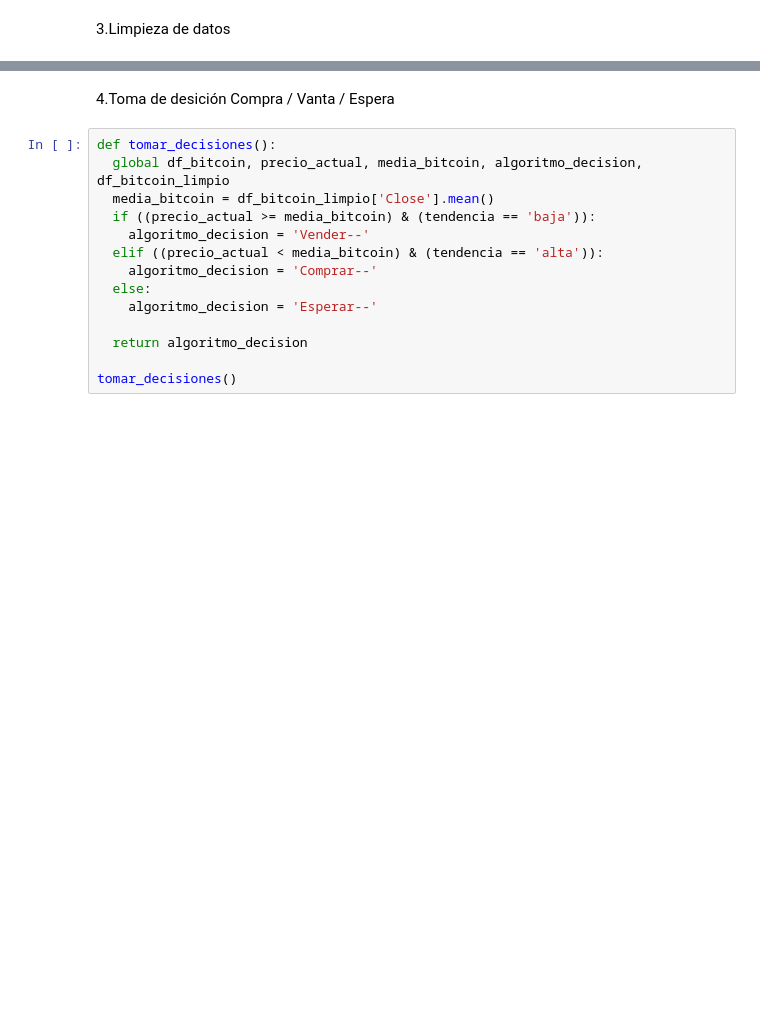
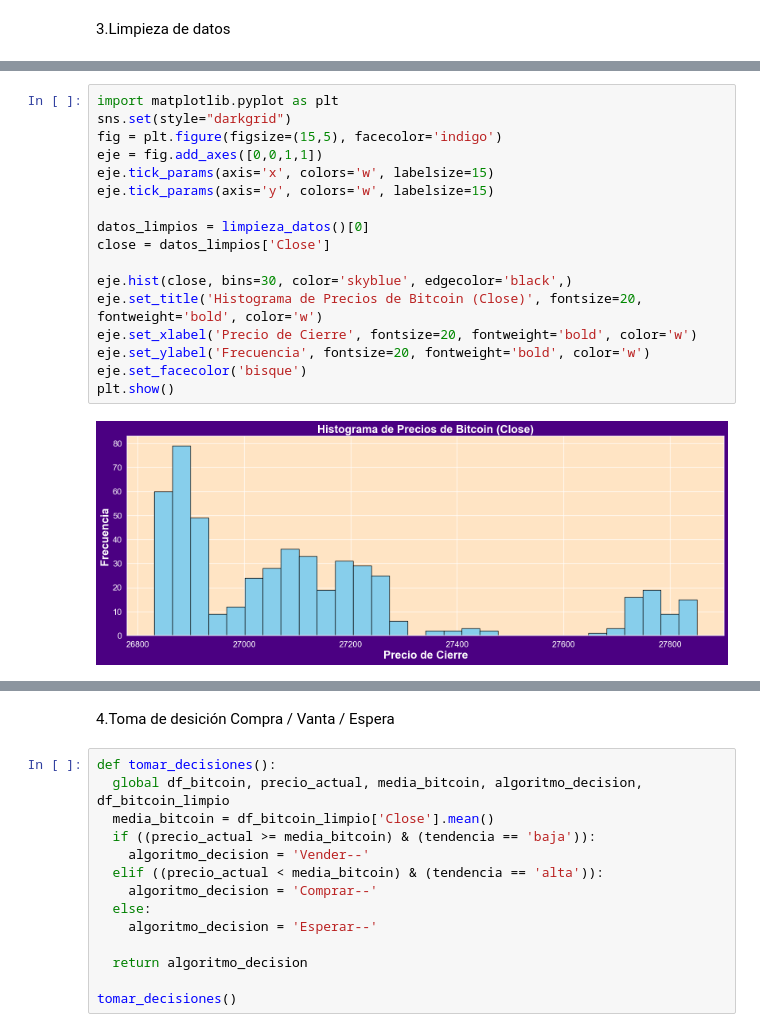
Before and after one commit to Wanves/aluraChallengeRobotTrading, a Jupyter notebook: challenger_data_science.ipynb, the cells around one changed output, grey strips where cells are left out. Drawn from its saved outputs; the diff is of its cells as text; blank space fills up the shorter version.

```diff
--- a/challenger_data_science.ipynb
+++ b/challenger_data_science.ipynb
@@ -106,3 +125,22 @@ limpieza_datos()
+# %%
+import matplotlib.pyplot as plt
+sns.set(style="darkgrid")
+fig = plt.figure(figsize=(15,5), facecolor='indigo')
+eje = fig.add_axes([0,0,1,1])
+eje.tick_params(axis='x', colors='w', labelsize=15)
+eje.tick_params(axis='y', colors='w', labelsize=15)
+
+datos_limpios = limpieza_datos()[0]
+close = datos_limpios['Close']
+
+eje.hist(close, bins=30, color='skyblue', edgecolor='black',)
+eje.set_title('Histograma de Precios de Bitcoin (Close)', fontsize=20, fontweight='bold', color='w')
+eje.set_xlabel('Precio de Cierre', fontsize=20, fontweight='bold', color='w')
+eje.set_ylabel('Frecuencia', fontsize=20, fontweight='bold', color='w')
+eje.set_facecolor('bisque')
+plt.show()
+# %% [output]
+[figure, added]
 # %%
 def boxplot1():
   sns.set(style="darkgrid")
```
Also changed, not shown: parts of 8 cells of this notebook.
